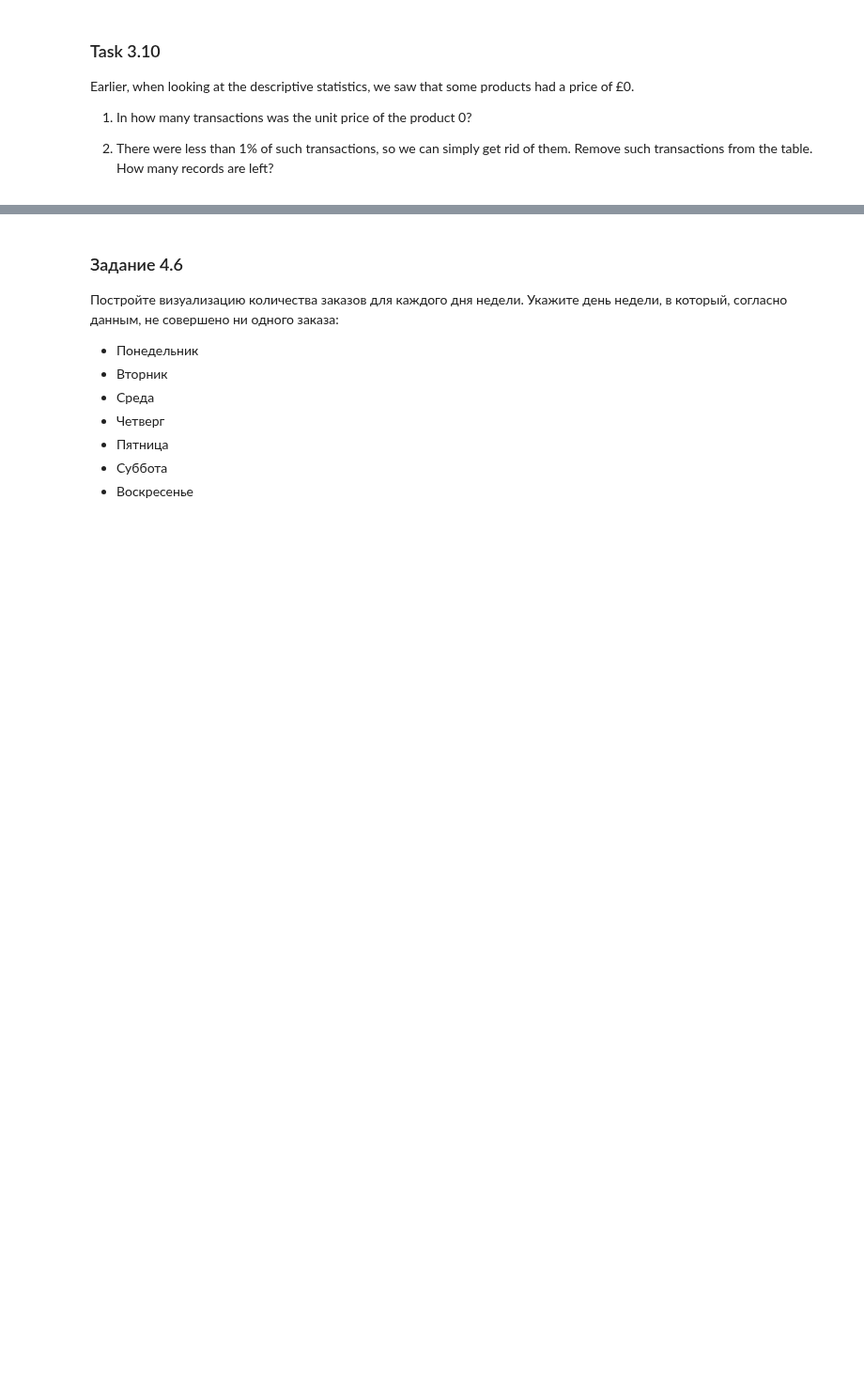
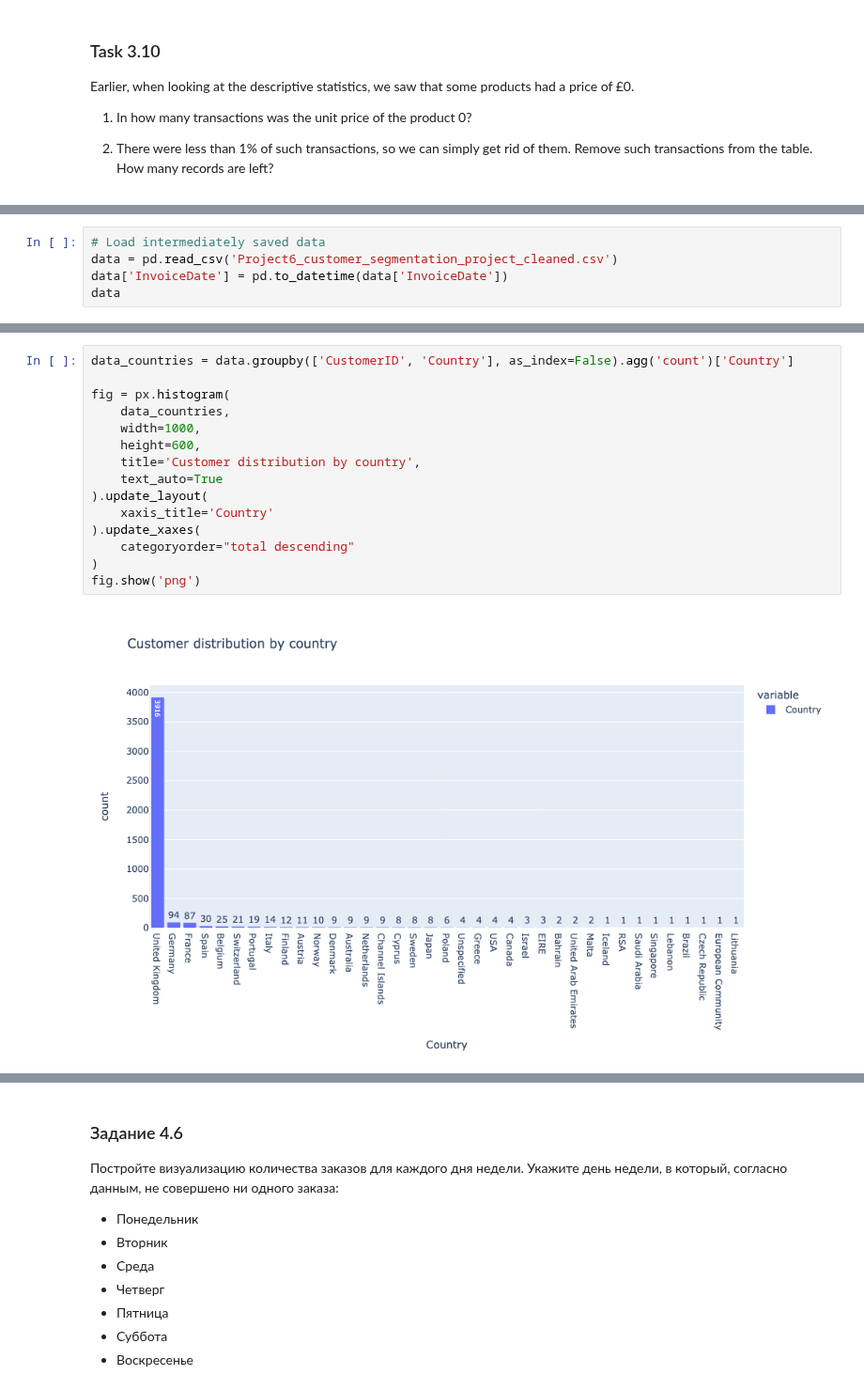
Before and after one commit to helios12/DataScienceProjects, a Jupyter notebook: projects/project-6/Project-6.Customer_segmentation.ipynb, the cells around one changed output, grey strips where cells are left out. Shown at 94% size. Saved outputs shown, nothing was run; the diff lists cells and outputs as text; blank space fills up the shorter version.

Commit message:
Work in progress on project 6

```diff
--- a/projects/project-6/Project-6.Customer_segmentation.ipynb
+++ b/projects/project-6/Project-6.Customer_segmentation.ipynb
@@ -545,0 +497,5 @@ TypeError: 'int' object is not subscriptable
+# %%
+# Load intermediately saved data
+data = pd.read_csv('Project6_customer_segmentation_project_cleaned.csv')
+data['InvoiceDate'] = pd.to_datetime(data['InvoiceDate'])
+data
@@ -545,0 +530,17 @@ TypeError: 'int' object is not subscriptable
+# %%
+data_countries = data.groupby(['CustomerID', 'Country'], as_index=False).agg('count')['Country']
+
+fig = px.histogram(
+    data_countries,
+    width=1000,
+    height=600,
+    title='Customer distribution by country',
+    text_auto=True
+).update_layout(
+    xaxis_title='Country'
+).update_xaxes(
+    categoryorder="total descending"
+)
+fig.show('png')
+# %% [output]
+[figure, added]
```
Also changed, not shown: parts of 27 cells of this notebook, 1 other file.
